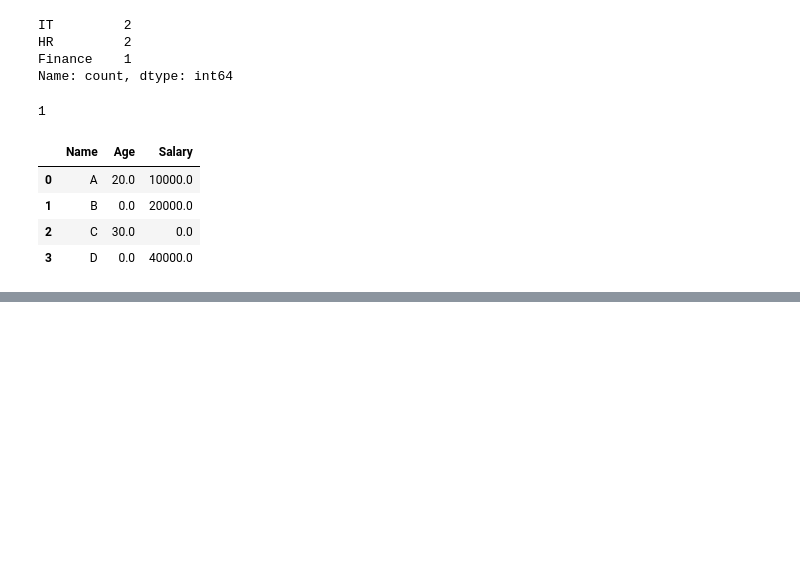
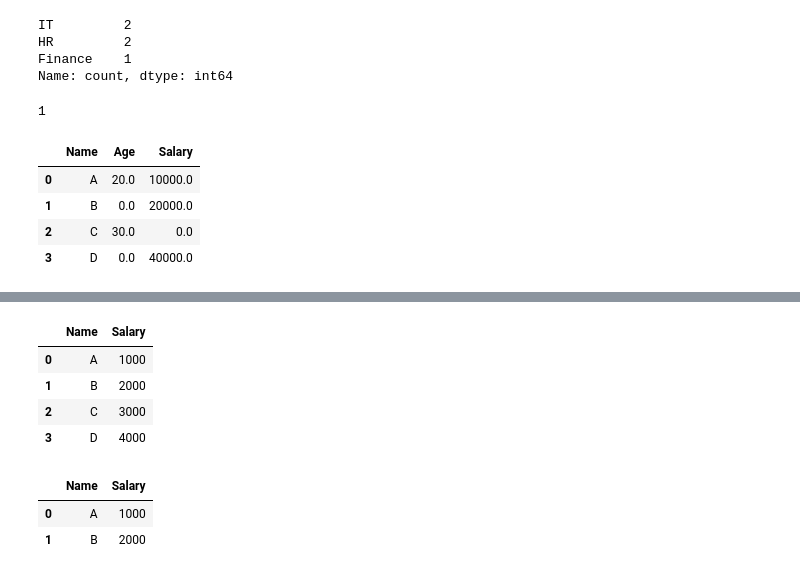
Before and after one commit to aryankumar08-python/python-, a Jupyter notebook: numpy.ipynb, the cells around one changed output, grey strips where cells are left out. Drawn from its saved outputs; the diff is of its cells as text; code cells hidden in the pictures; blank space fills up the shorter version.

```diff
--- a/numpy.ipynb
+++ b/numpy.ipynb
@@ -502,0 +610,28 @@ df.dropna() #removes null values
+# %%
+df1=pd.DataFrame({
+    'Name':['A','B'],
+    'Salary':[1000,2000]
+})
+df2=pd.DataFrame({
+    'Name':['C','D'],
+    'Salary':[3000,4000]
+})
+pd.concat([df1,df2],ignore_index=True)#index_ingore is used to duplicating index when concatinating
+# %% [output]
+|  | Name | Salary |
+| 0 | A | 1000 |
+| 1 | B | 2000 |
+| 2 | C | 3000 |
+| 3 | D | 4000 |
+# %%
+df1=pd.DataFrame({
+    'Name':['A','B']
+})
+df2=pd.DataFrame({
+    'Salary':[1000,2000]
+})
+pd.concat([df1,df2],axis=1)
+# %% [output]
+|  | Name | Salary |
+| 0 | A | 1000 |
+| 1 | B | 2000 |
```
Also changed, not shown: parts of 12 cells of this notebook, 1 other file.
